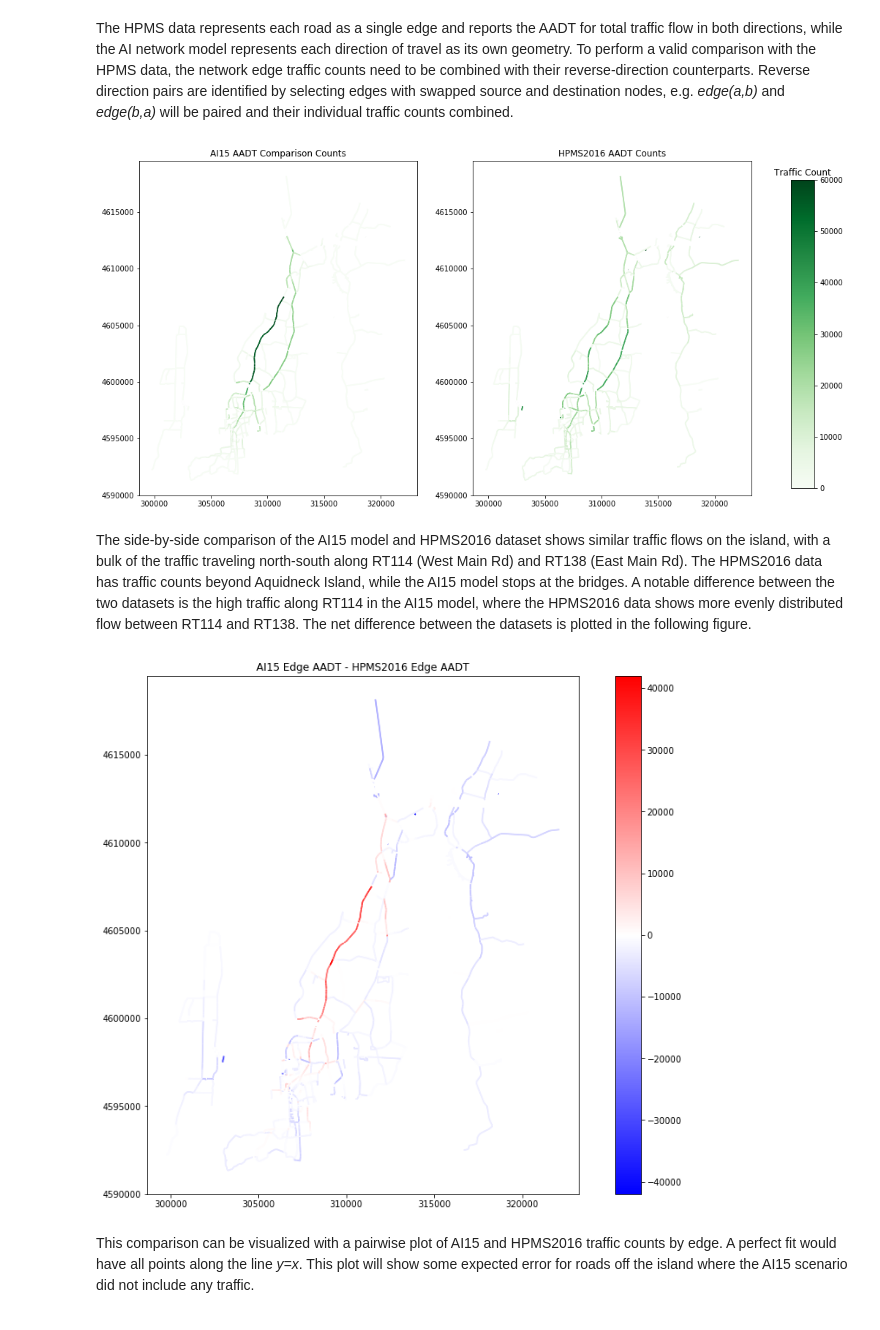
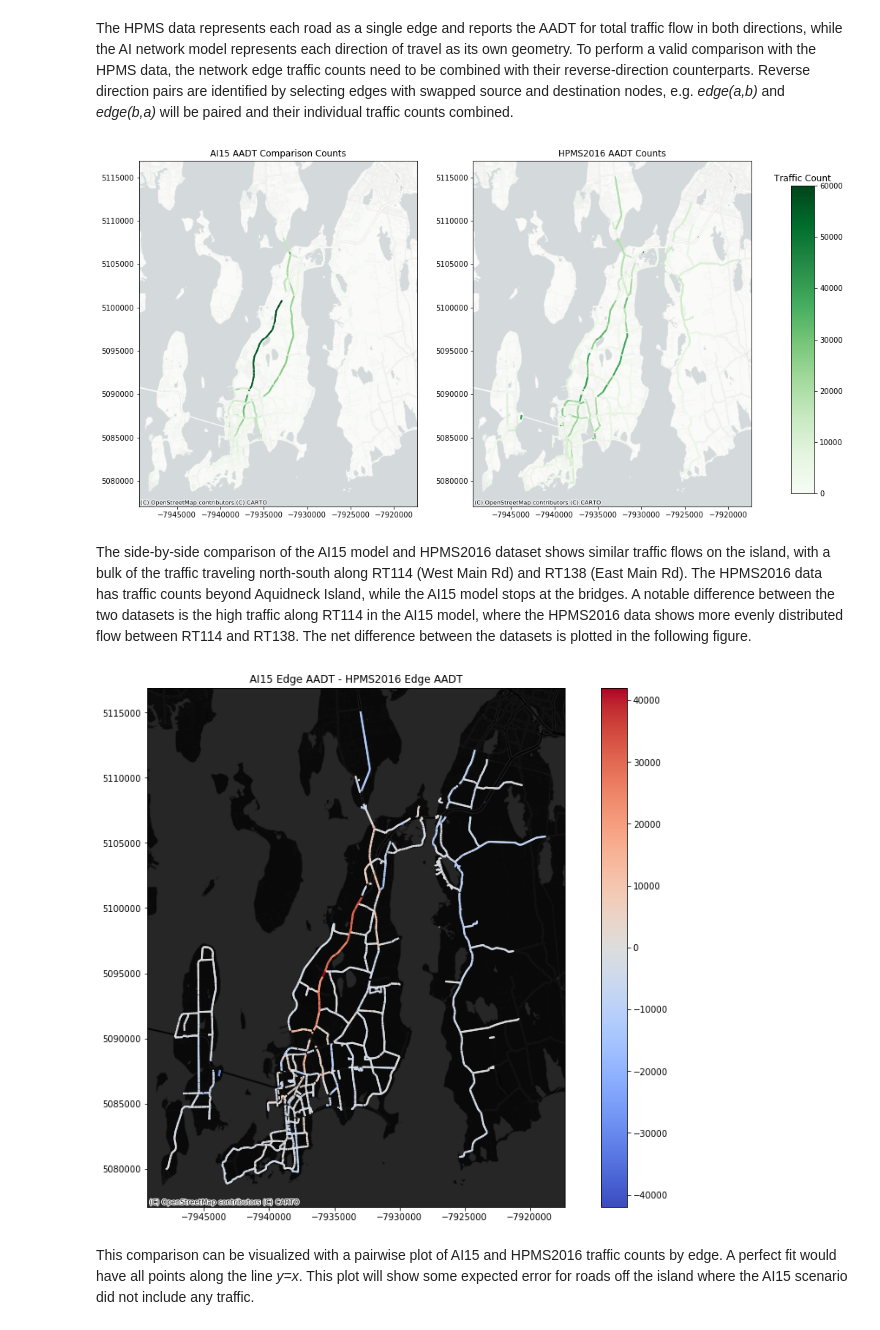
Before and after one commit to paulopperman/aquidneck-island-transport, a Jupyter notebook: notebooks/Aquidneck Island Traffic Model.ipynb, the cells around one changed output. Cells and saved outputs as stored; diff of their text form; code cells hidden in the pictures.

Commit message:
update validation notebook with bridge counts

```diff
--- a/notebooks/Aquidneck Island Traffic Model.ipynb
+++ b/notebooks/Aquidneck Island Traffic Model.ipynb
@@ -143,9 +149,11 @@ for src_edg, dest_edg in pairs:
 Selecting paired edges has the effect of removing some one-way road segments and divided highways, see for example the bridges.  The plots below illustrate the difference between paired edge flows and single edge flows.  Obviously the traffic distribution is the same between the two plots, so the paired edge flows could be used for direct comparison with datasets that report bi-directional total AADT for two-way roads (like the Highway Performance Monitoring System (HPMS) below). The single edge flows are more useful for detailed analysis of the traffic behavior in the AITM.
 # %%
 fig, axs = plt.subplots(1,2, figsize=[20,10])
-net_total.plot('edge_left', cmap='Reds', ax=axs[0])
+net_total.to_crs(epsg=3857).plot('edge_left', cmap='Reds', ax=axs[0], linewidth=1.5)
 axs[0].set_title('AI15 Paired Edge Flows')
-net_counts.plot('edge_left', cmap='Reds', ax=axs[1])
+net_counts.to_crs(epsg=3857).plot('edge_left', cmap='Reds', ax=axs[1], linewidth=1.5)
 axs[1].set_title('AI15 Single Edge Flows')
+cx.add_basemap(ax=axs[0], url=cx.providers.CartoDB.PositronNoLabels)
+cx.add_basemap(ax=axs[1], url=cx.providers.CartoDB.PositronNoLabels)
 plt.show()
 # %% [output]
@@ -180,15 +188,19 @@ for src_edg, dest_edg in pairs:
     # sum edge_left values of each pair
     edg_gdf = hpms16_calibration[hpms16_calibration.edge_id.isin([src_edg, dest_edg])][['index_right', 'edge_left', 'aadt', 'geometry']]
     cal = gpd.GeoDataFrame.from_records([(edg_gdf.index_right.iloc[0], edg_gdf.edge_left.sum(), edg_gdf.aadt.iloc[0], edg_gdf.geometry.unary_union)], columns=['index_right','edge_left','hpms16_aadt','geometry'])
-    if
     hpms16_cal_edges = hpms16_cal_edges.append(cal, ignore_index=True, sort=False)
+# %%
+hpms16_cal_edges.crs = net_edges.crs
 # %%
 raw_cmap = plt.get_cmap('Greens')
 cal_fig, axs = plt.subplots(1,2, figsize=[15,15])
 axs[0].set_title('AI15 AADT Comparison Counts')
-hpms16_cal_edges.plot('edge_left', ax=axs[0], cmap=raw_cmap)
+hpms16_cal_edges.to_crs(epsg=3857).plot('edge_left', ax=axs[0], cmap=raw_cmap, linewidth=2)
 axs[1].set_title('HPMS2016 AADT Counts')
-hpms16_cal_edges.plot('hpms16_aadt', ax=axs[1], cmap=raw_cmap)
+hpms16_cal_edges.to_crs(epsg=3857).plot('hpms16_aadt', ax=axs[1], cmap=raw_cmap, linewidth=2)
+
+cx.add_basemap(ax=axs[0], url=cx.providers.CartoDB.PositronNoLabels)
+cx.add_basemap(ax=axs[1], url=cx.providers.CartoDB.PositronNoLabels)
 
 # add colorbar axes to the figure
 # l:left, b:bottom, w:width, h:height; in normalized unit (0-1)
@@ -206,16 +218,17 @@ sm._A = []
 cal_fig.colorbar(sm, cax=cbax, format="%d")
 plt.show()
 # %% [output]
-[figure, old version]
+[figure, new version]
 # %% [markdown]
 The side-by-side comparison of the AI15 model and HPMS2016 dataset shows similar traffic flows on the island, with a bulk of the traffic traveling north-south along RT114 (West Main Rd) and RT138 (East Main Rd).  The HPMS2016 data has traffic counts beyond Aquidneck Island, while the AI15 model stops at the bridges.  A notable difference between the two datasets is the high traffic along RT114 in the AI15 model, where the HPMS2016 data shows more evenly distributed flow between RT114 and RT138.  The net difference between the datasets is plotted in the following figure.
 # %%
 fig, ax = plt.subplots(1,1, figsize=[15,11])
-gpd.GeoDataFrame(data = hpms16_cal_edges['edge_left'] - hpms16_cal_edges['hpms16_aadt'], geometry=hpms16_cal_edges.geometry, columns=['difference']).plot('difference', ax=ax, cmap='bwr', vmin=-42000, vmax=42000, legend=True)
+gpd.GeoDataFrame(data = hpms16_cal_edges['edge_left'] - hpms16_cal_edges['hpms16_aadt'], geometry=hpms16_cal_edges.geometry, columns=['difference']).to_crs(epsg=3857).plot('difference', ax=ax, cmap='coolwarm', vmin=-42000, vmax=42000, legend=True, linewidth=2)
 ax.set_title('AI15 Edge AADT - HPMS2016 Edge AADT')
+cx.add_basemap(ax=ax, url=cx.providers.CartoDB.DarkMatterNoLabels)
 plt.show()
 # %% [output]
-[figure, old version]
+[figure, new version]
 # %% [markdown]
 This comparison can be visualized with a pairwise plot of AI15 and HPMS2016 traffic counts by edge.  A perfect fit would have all points along the line *y=x*.  This plot will show some expected error for roads off the island where the AI15 scenario did not include any traffic.
 # %%
```
Also changed, not shown: parts of 22 cells of this notebook.
